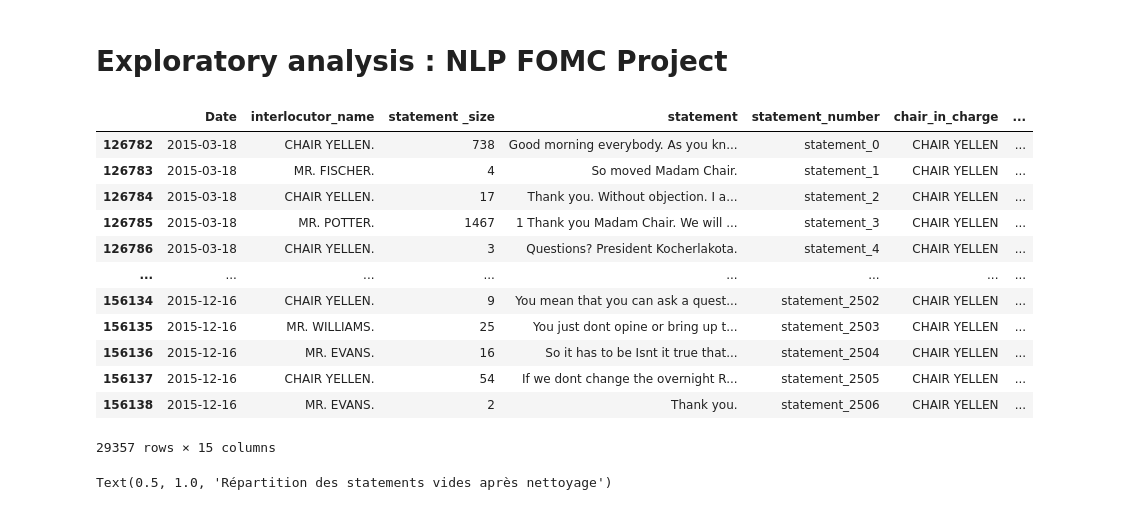
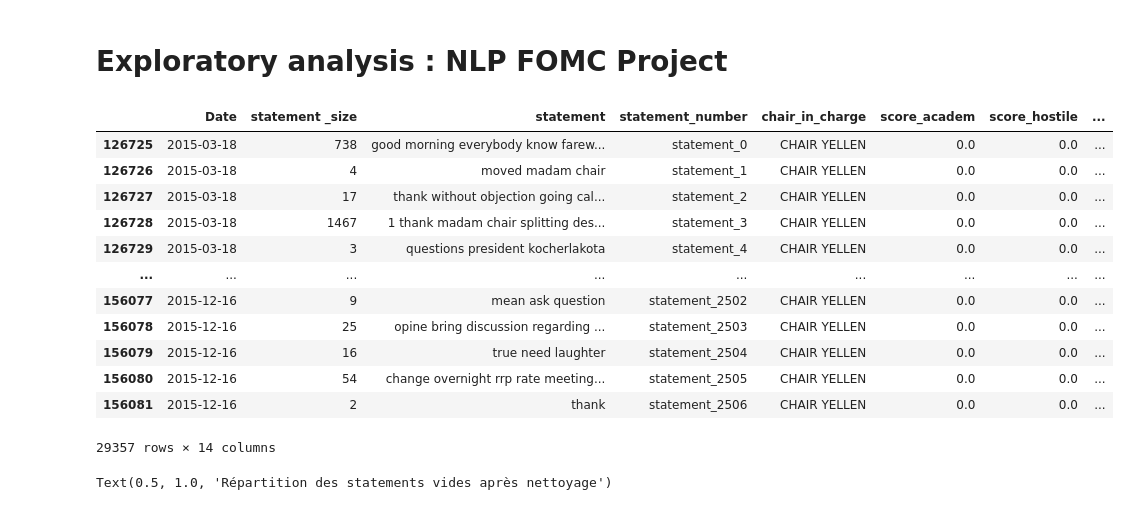
Before and after one commit to erialc-cal/NLP-FOMC, a Jupyter notebook: Scrapping_Explo.ipynb, the cells around one changed output. Saved outputs shown, nothing was run; the diff lists cells and outputs as text; code cells hidden in the pictures.

```diff
--- a/Scrapping_Explo.ipynb
+++ b/Scrapping_Explo.ipynb
@@ -14,28 +14,30 @@ import re
 import itertools
 import datetime as dt
 # %%
-df1 = pd.read_csv("/Users/h2jw/Documents/GitHub/NLP-FOMC/update_version_8.csv", low_memory=True)
+df1 = pd.read_csv("/Users/h2jw/Documents/GitHub/NLP-FOMC/lem_clean_version_8.csv", low_memory=True)
 # %%
-df1 = df1.drop(columns=['Unnamed: 0', 'level_0', 'index', 'Unnamed: 0.1', 'Unnamed: 0.1.1'])
+df1 = df1.drop(columns=['Unnamed: 0', 'index'])
 # %%
 df1.Date = df1.Date.astype('datetime64')
 df1.statement = df1.statement.fillna("")
+df1.statement = df1.statement.astype('str')
+df1.chair_in_charge = df1.chair_in_charge.astype('str')
 df1 = df1.dropna(axis=1)
 df1[df1.Date.dt.year == 2015]
 # %% [output]
-|  | Date | interlocutor_name | statement _size | statement | statement_number | chair_in_charge | ... |
-| 126782 | 2015-03-18 | CHAIR YELLEN. | 738 | Good morning everybody. As you kn... | statement_0 | CHAIR YELLEN | ... |
-| 126783 | 2015-03-18 | MR. FISCHER. | 4 | So moved Madam Chair. | statement_1 | CHAIR YELLEN | ... |
-| 126784 | 2015-03-18 | CHAIR YELLEN. | 17 | Thank you. Without objection. I a... | statement_2 | CHAIR YELLEN | ... |
-| 126785 | 2015-03-18 | MR. POTTER. | 1467 | 1 Thank you Madam Chair. We will ... | statement_3 | CHAIR YELLEN | ... |
-| 126786 | 2015-03-18 | CHAIR YELLEN. | 3 | Questions? President Kocherlakota. | statement_4 | CHAIR YELLEN | ... |
-| ... | ... | ... | ... | ... | ... | ... | ... |
-| 156134 | 2015-12-16 | CHAIR YELLEN. | 9 | You mean that you can ask a quest... | statement_2502 | CHAIR YELLEN | ... |
-| 156135 | 2015-12-16 | MR. WILLIAMS. | 25 | You just dont opine or bring up t... | statement_2503 | CHAIR YELLEN | ... |
-| 156136 | 2015-12-16 | MR. EVANS. | 16 | So it has to be Isnt it true that... | statement_2504 | CHAIR YELLEN | ... |
-| 156137 | 2015-12-16 | CHAIR YELLEN. | 54 | If we dont change the overnight R... | statement_2505 | CHAIR YELLEN | ... |
-| 156138 | 2015-12-16 | MR. EVANS. | 2 | Thank you. | statement_2506 | CHAIR YELLEN | ... |
+|  | Date | statement _size | statement | statement_number | chair_in_charge | score_academ | score_hostile | ... |
+| 126725 | 2015-03-18 | 738 | good morning everybody know farew... | statement_0 | CHAIR YELLEN | 0.0 | 0.0 | ... |
+| 126726 | 2015-03-18 | 4 | moved madam chair | statement_1 | CHAIR YELLEN | 0.0 | 0.0 | ... |
+| 126727 | 2015-03-18 | 17 | thank without objection going cal... | statement_2 | CHAIR YELLEN | 0.0 | 0.0 | ... |
+| 126728 | 2015-03-18 | 1467 | 1 thank madam chair splitting des... | statement_3 | CHAIR YELLEN | 0.0 | 0.0 | ... |
+| 126729 | 2015-03-18 | 3 | questions president kocherlakota | statement_4 | CHAIR YELLEN | 0.0 | 0.0 | ... |
+| ... | ... | ... | ... | ... | ... | ... | ... | ... |
+| 156077 | 2015-12-16 | 9 | mean ask question | statement_2502 | CHAIR YELLEN | 0.0 | 0.0 | ... |
+| 156078 | 2015-12-16 | 25 | opine bring discussion regarding ... | statement_2503 | CHAIR YELLEN | 0.0 | 0.0 | ... |
+| 156079 | 2015-12-16 | 16 | true need laughter | statement_2504 | CHAIR YELLEN | 0.0 | 0.0 | ... |
+| 156080 | 2015-12-16 | 54 | change overnight rrp rate meeting... | statement_2505 | CHAIR YELLEN | 0.0 | 0.0 | ... |
+| 156081 | 2015-12-16 | 2 | thank | statement_2506 | CHAIR YELLEN | 0.0 | 0.0 | ... |
-29357 rows × 15 columns
+29357 rows × 14 columns
 # %%
 df1 = df1[df1['statement _size']!=0]
 df1 = df1[df1.statement != ""]
```
Also changed, not shown: parts of 21 cells of this notebook, 1 other file.
